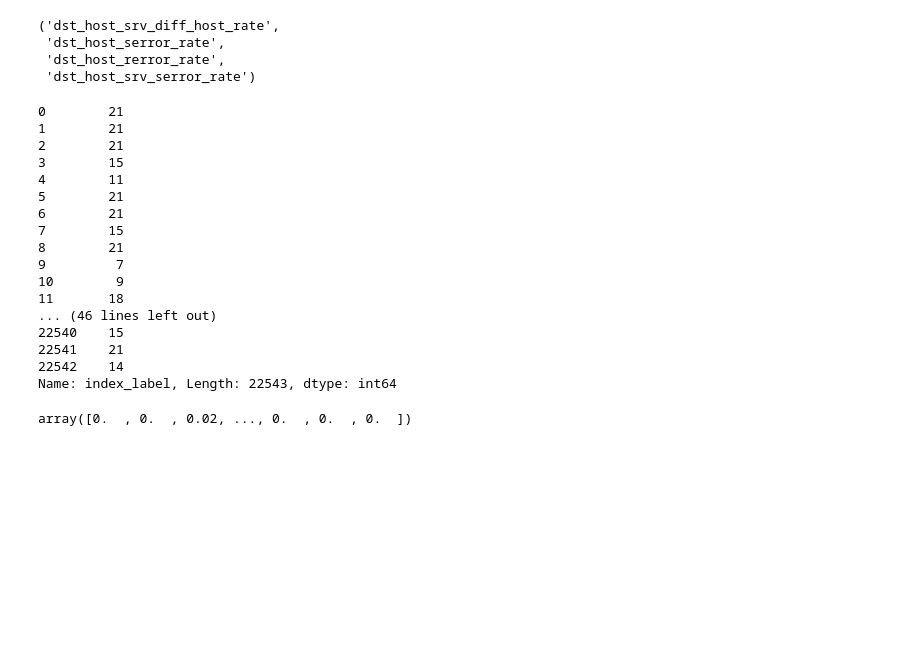
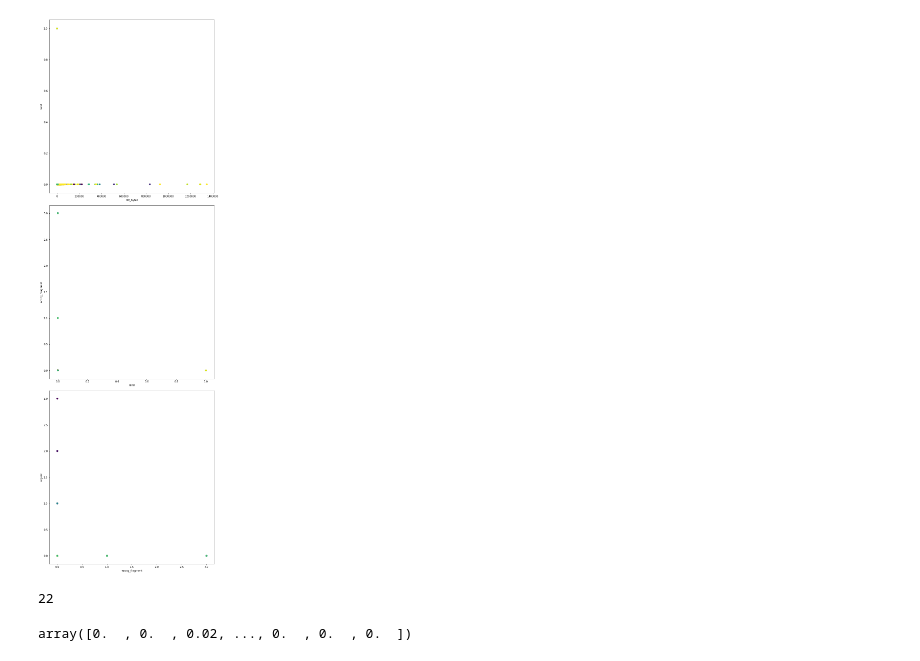
Before and after one commit to 8t88/kdd-cluster, a Jupyter notebook: notebooks/Feature-Scatterplots.ipynb, the cells around one changed output. Saved outputs shown, nothing was run; the diff lists cells and outputs as text; code cells hidden in the pictures; blank space fills up the shorter version.

```diff
--- a/notebooks/Feature-Scatterplots.ipynb
+++ b/notebooks/Feature-Scatterplots.ipynb
@@ -4,10 +4,3 @@ import matplotlib.pyplot as plt
 
 
 data = pd.read_csv('KDDTest+.csv', header=None, names=col_names)
-# %%
-"dst_host_srv_diff_host_rate", "dst_host_serror_rate", "dst_host_rerror_rate", "dst_host_srv_serror_rate"
-# %% [output]
-('dst_host_srv_diff_host_rate',
- 'dst_host_serror_rate',
- 'dst_host_rerror_rate',
- 'dst_host_srv_serror_rate')
@@ -16,20 +9,25 @@ data["dst_host_srv_diff_host_rate"] data["dst_host_serror_rate"]
+# %%
+num_vars = 4#40
+labels_array = data['index_label']
+num_labels = labels_array.nunique()
+#one-hot
+
+fig = plt.figure(figsize=(10,40), tight_layout=True)
+subp = 1
+cols = data.columns
+#for x in range(0,len(cols)-2):
+for x in range(5,8):
+    ax = fig.add_subplot(num_vars,1,subp)
+
+    plt.scatter(data[cols[x]], data[cols[x+1]], c=labels_array)
+    subp+=1
+    ax.set_xlabel(cols[x])
+    ax.set_ylabel(cols[x+1])
+    #ax.set_title(x)
+fig.show()
+# %% [output]
+[figure, added]
 # %%
-data['index_label']
+data['index_label'].nunique()
 # %% [output]
-0        21
-1        21
-2        21
-3        15
-4        11
-5        21
-6        21
-7        15
-8        21
-9         7
-10        9
-11       18
-... (46 lines left out)
-22540    15
-22541    21
-22542    14
-Name: index_label, Length: 22543, dtype: int64
+22
```
Also changed, not shown: parts of 7 cells of this notebook, 5 other files.
